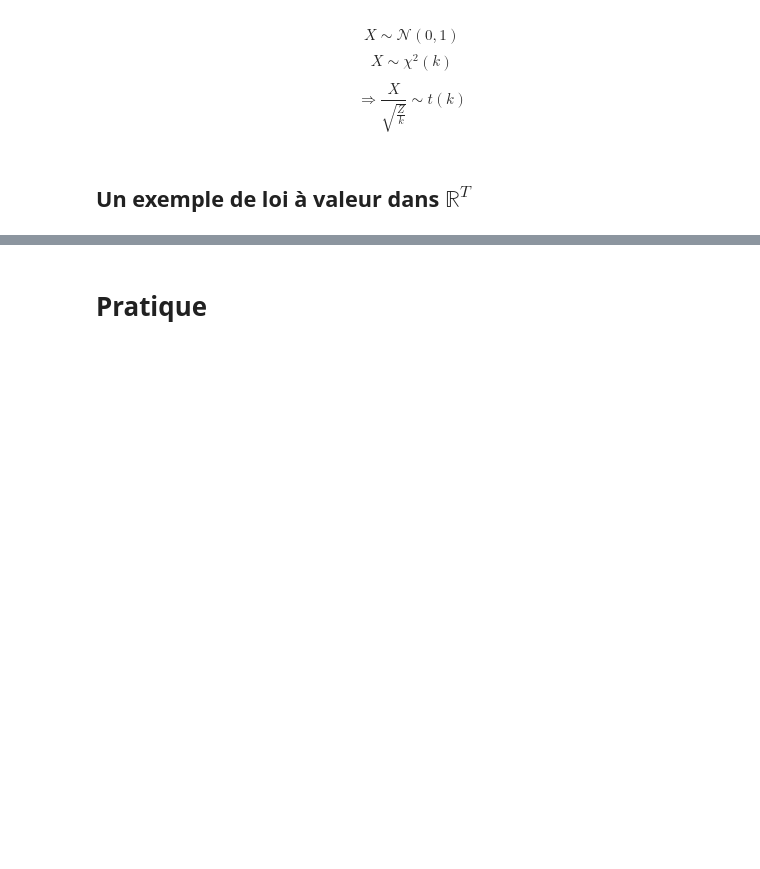
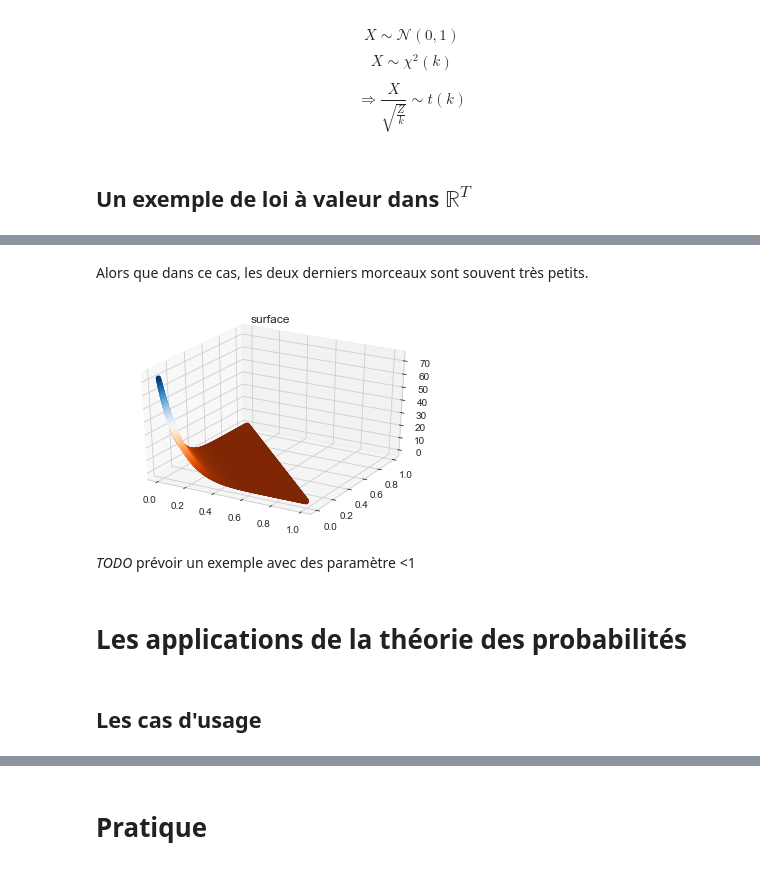
Before and after one commit to JJublanc/statistics_tools, a Jupyter notebook: loi_de_probabilite.ipynb, the cells around one changed output, grey strips where cells are left out. Saved outputs shown, nothing was run; the diff lists cells and outputs as text; code cells hidden in the pictures; blank space fills up the shorter version.

```diff
--- a/loi_de_probabilite.ipynb
+++ b/loi_de_probabilite.ipynb
@@ -266,0 +351,12 @@ __La distribution de Dirichlet__
+# %% [markdown]
+Alors que dans ce cas, les deux derniers morceaux sont souvent très petits.
+# %%
+plot_dirichlet([8,1,1],300)
+# %% [output]
+[figure, added]
+# %% [markdown]
+_TODO_ prévoir un exemple avec des paramètre <1
+# %% [markdown]
+# Les applications de la théorie des probabilités
+# %% [markdown]
+## Les cas d'usage
```
Also changed, not shown: parts of 19 cells of this notebook, 4 other files.
